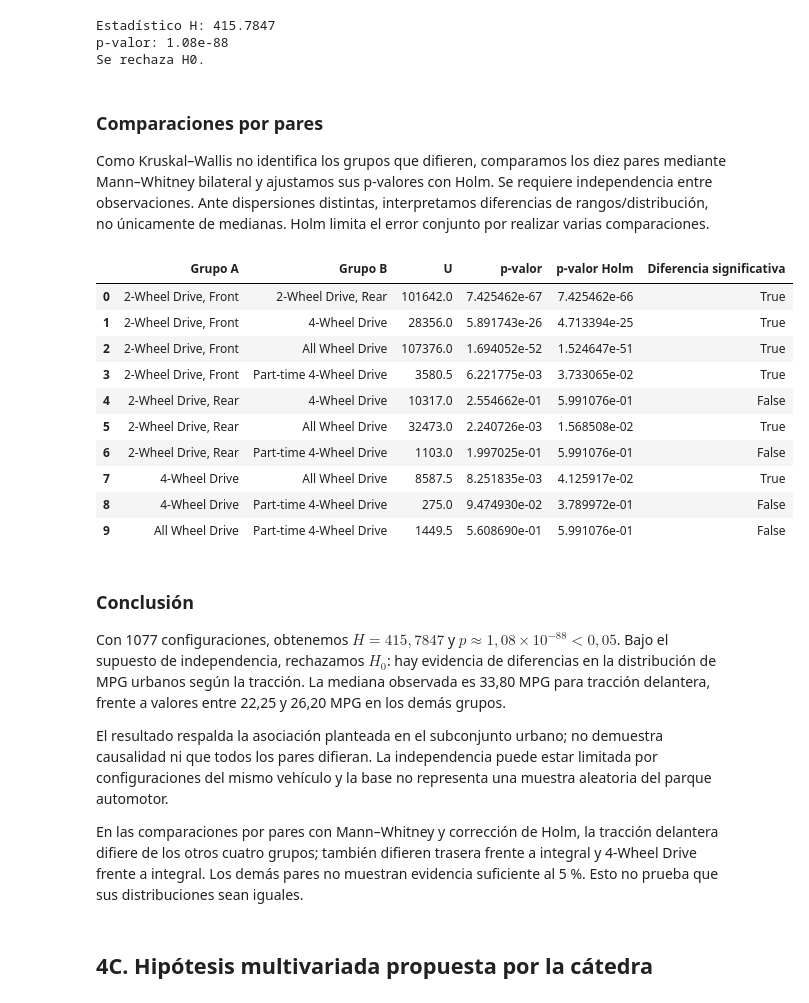
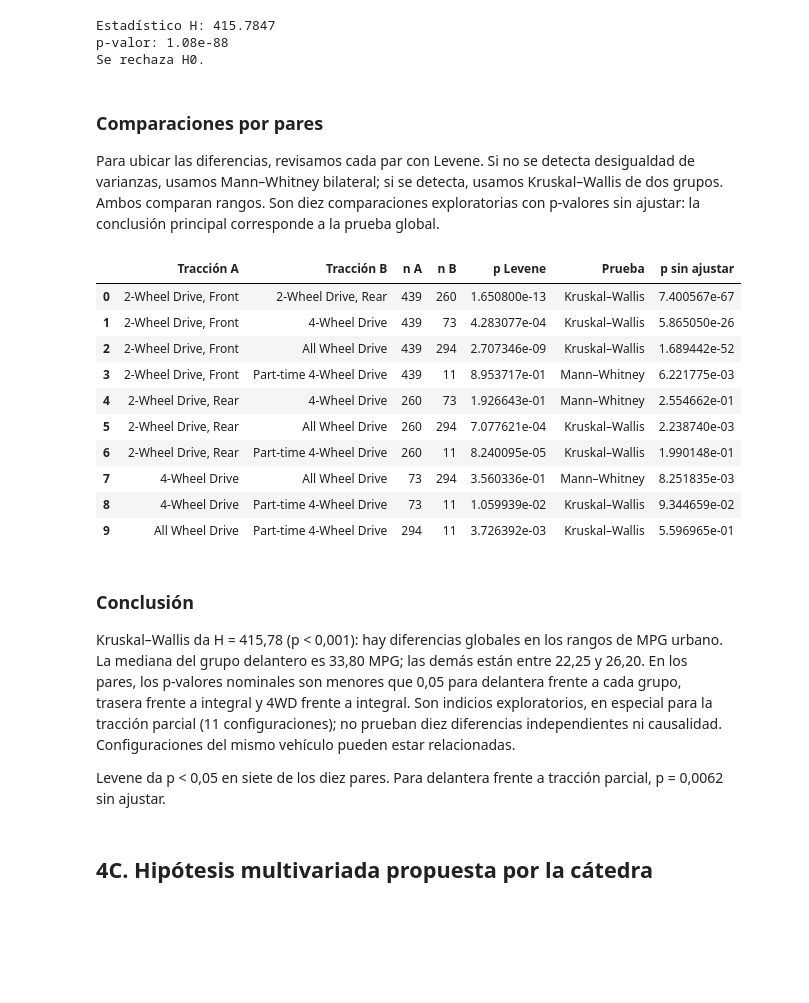
Before and after one commit to rodrigo1git/TPE-Fundamentos-de-Ciencia-de-Datos, a Jupyter notebook: TPE.ipynb, the cells around one changed output. Saved outputs shown, nothing was run; the diff lists cells and outputs as text; code cells hidden in the pictures; blank space fills up the shorter version.

```diff
--- a/TPE.ipynb
+++ b/TPE.ipynb
@@ -2641,41 +2620,38 @@ Se rechaza H0.
 # %% [markdown]
 ### Comparaciones por pares
 
-Como Kruskal–Wallis no identifica los grupos que difieren, comparamos los diez pares mediante Mann–Whitney bilateral y ajustamos sus p-valores con Holm. Se requiere independencia entre observaciones. Ante dispersiones distintas, interpretamos diferencias de rangos/distribución, no únicamente de medianas. Holm limita el error conjunto por realizar varias comparaciones.
+Para ubicar las diferencias, revisamos cada par con Levene. Si no se detecta desigualdad de varianzas, usamos Mann–Whitney bilateral; si se detecta, usamos Kruskal–Wallis de dos grupos. Ambos comparan rangos. Son diez comparaciones exploratorias con p-valores sin ajustar: la conclusión principal corresponde a la prueba global.
 # %%
 from itertools import combinations
-from statsmodels.stats.multitest import multipletests
-
-comparaciones_4b = []
-for grupo_a, grupo_b in combinations(resumen_4b.index, 2):
-    a = base_4b.loc[base_4b[traccion_4b].eq(grupo_a), "MPG_urbano"]
-    b = base_4b.loc[base_4b[traccion_4b].eq(grupo_b), "MPG_urbano"]
-    prueba = stats.mannwhitneyu(a, b, alternative="two-sided", method="asymptotic")
-    comparaciones_4b.append([grupo_a, grupo_b, prueba.statistic, prueba.pvalue])
-comparaciones_4b = pd.DataFrame(comparaciones_4b, columns=["Grupo A", "Grupo B", "U", "p-valor"])
-comparaciones_4b["p-valor Holm"] = multipletests(comparaciones_4b["p-valor"], method="holm")[1]
-comparaciones_4b["Diferencia significativa"] = comparaciones_4b["p-valor Holm"] < 0.05
-display(comparaciones_4b)
+pares_4b = []
+for a, b in combinations(resumen_4b.index, 2):
+    x = base_4b.loc[base_4b[traccion_4b].eq(a), "MPG_urbano"]
+    y = base_4b.loc[base_4b[traccion_4b].eq(b), "MPG_urbano"]
+    p_levene = stats.levene(x, y).pvalue
+    if p_levene < 0.05:
+        prueba, p = "Kruskal–Wallis", stats.kruskal(x, y).pvalue
+    else:
+        prueba, p = "Mann–Whitney", stats.mannwhitneyu(x, y, alternative="two-sided").pvalue
+    pares_4b.append([a, b, len(x), len(y), p_levene, prueba, p])
+display(pd.DataFrame(pares_4b, columns=["Tracción A", "Tracción B", "n A", "n B", "p Levene", "Prueba", "p sin ajustar"]))
 # %% [output]
-|  | Grupo A | Grupo B | U | p-valor | p-valor Holm | Diferencia significativa |
-| 0 | 2-Wheel Drive, Front | 2-Wheel Drive, Rear | 101642.0 | 7.425462e-67 | 7.425462e-66 | True |
-| 1 | 2-Wheel Drive, Front | 4-Wheel Drive | 28356.0 | 5.891743e-26 | 4.713394e-25 | True |
-| 2 | 2-Wheel Drive, Front | All Wheel Drive | 107376.0 | 1.694052e-52 | 1.524647e-51 | True |
-| 3 | 2-Wheel Drive, Front | Part-time 4-Wheel Drive | 3580.5 | 6.221775e-03 | 3.733065e-02 | True |
-| 4 | 2-Wheel Drive, Rear | 4-Wheel Drive | 10317.0 | 2.554662e-01 | 5.991076e-01 | False |
-| 5 | 2-Wheel Drive, Rear | All Wheel Drive | 32473.0 | 2.240726e-03 | 1.568508e-02 | True |
-| 6 | 2-Wheel Drive, Rear | Part-time 4-Wheel Drive | 1103.0 | 1.997025e-01 | 5.991076e-01 | False |
-| 7 | 4-Wheel Drive | All Wheel Drive | 8587.5 | 8.251835e-03 | 4.125917e-02 | True |
-| 8 | 4-Wheel Drive | Part-time 4-Wheel Drive | 275.0 | 9.474930e-02 | 3.789972e-01 | False |
-| 9 | All Wheel Drive | Part-time 4-Wheel Drive | 1449.5 | 5.608690e-01 | 5.991076e-01 | False |
+|  | Tracción A | Tracción B | n A | n B | p Levene | Prueba | p sin ajustar |
+| 0 | 2-Wheel Drive, Front | 2-Wheel Drive, Rear | 439 | 260 | 1.650800e-13 | Kruskal–Wallis | 7.400567e-67 |
+| 1 | 2-Wheel Drive, Front | 4-Wheel Drive | 439 | 73 | 4.283077e-04 | Kruskal–Wallis | 5.865050e-26 |
+| 2 | 2-Wheel Drive, Front | All Wheel Drive | 439 | 294 | 2.707346e-09 | Kruskal–Wallis | 1.689442e-52 |
+| 3 | 2-Wheel Drive, Front | Part-time 4-Wheel Drive | 439 | 11 | 8.953717e-01 | Mann–Whitney | 6.221775e-03 |
+| 4 | 2-Wheel Drive, Rear | 4-Wheel Drive | 260 | 73 | 1.926643e-01 | Mann–Whitney | 2.554662e-01 |
+| 5 | 2-Wheel Drive, Rear | All Wheel Drive | 260 | 294 | 7.077621e-04 | Kruskal–Wallis | 2.238740e-03 |
+| 6 | 2-Wheel Drive, Rear | Part-time 4-Wheel Drive | 260 | 11 | 8.240095e-05 | Kruskal–Wallis | 1.990148e-01 |
+| 7 | 4-Wheel Drive | All Wheel Drive | 73 | 294 | 3.560336e-01 | Mann–Whitney | 8.251835e-03 |
+| 8 | 4-Wheel Drive | Part-time 4-Wheel Drive | 73 | 11 | 1.059939e-02 | Kruskal–Wallis | 9.344659e-02 |
+| 9 | All Wheel Drive | Part-time 4-Wheel Drive | 294 | 11 | 3.726392e-03 | Kruskal–Wallis | 5.596965e-01 |
 # %% [markdown]
 ### Conclusión
 
-Con 1077 configuraciones, obtenemos $H=415{,}7847$ y $p\approx1{,}08\times10^{-88}<0{,}05$. Bajo el supuesto de independencia, rechazamos $H_0$: hay evidencia de diferencias en la distribución de MPG urbanos según la tracción. La mediana observada es 33,80 MPG para tracción delantera, frente a valores entre 22,25 y 26,20 MPG en los demás grupos.
+Kruskal–Wallis da H = 415,78 (p < 0,001): hay diferencias globales en los rangos de MPG urbano. La mediana del grupo delantero es 33,80 MPG; las demás están entre 22,25 y 26,20. En los pares, los p-valores nominales son menores que 0,05 para delantera frente a cada grupo, trasera frente a integral y 4WD frente a integral. Son indicios exploratorios, en especial para la tracción parcial (11 configuraciones); no prueban diez diferencias independientes ni causalidad. Configuraciones del mismo vehículo pueden estar relacionadas.
 
-El resultado respalda la asociación planteada en el subconjunto urbano; no demuestra causalidad ni que todos los pares difieran. La independencia puede estar limitada por configuraciones del mismo vehículo y la base no representa una muestra aleatoria del parque automotor.
-
-En las comparaciones por pares con Mann–Whitney y corrección de Holm, la tracción delantera difiere de los otros cuatro grupos; también difieren trasera frente a integral y 4-Wheel Drive frente a integral. Los demás pares no muestran evidencia suficiente al 5 %. Esto no prueba que sus distribuciones sean iguales.
+Levene da p < 0,05 en siete de los diez pares. Para delantera frente a tracción parcial, p = 0,0062 sin ajustar.
 # %% [markdown]
 ## 4C. Hipótesis multivariada propuesta por la cátedra
 # %% [markdown]
```
Also changed, not shown: parts of 24 cells of this notebook, 1 other file.
